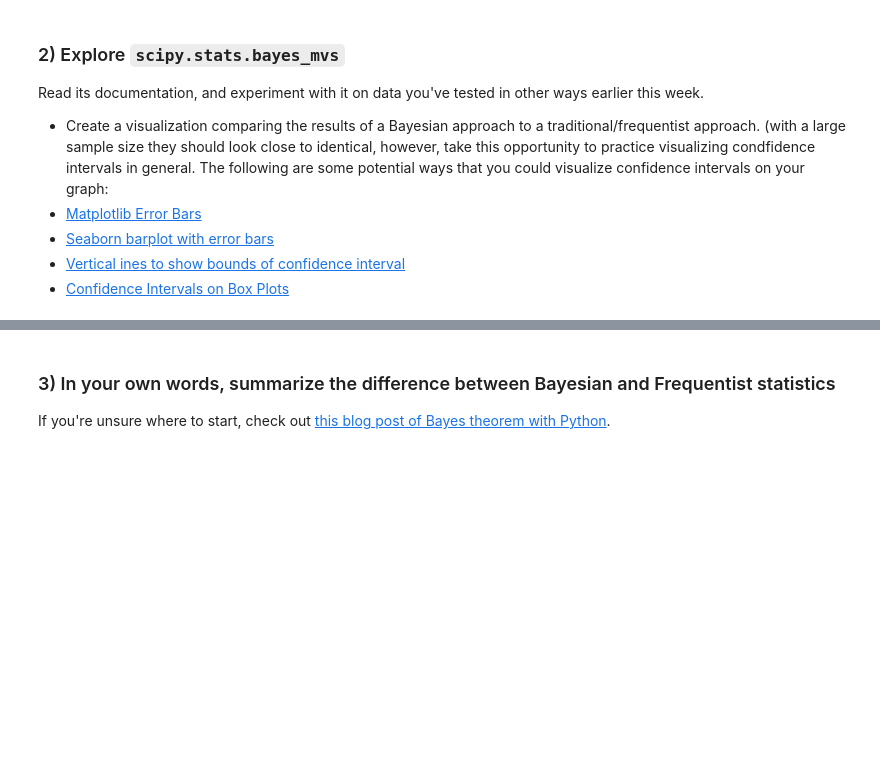
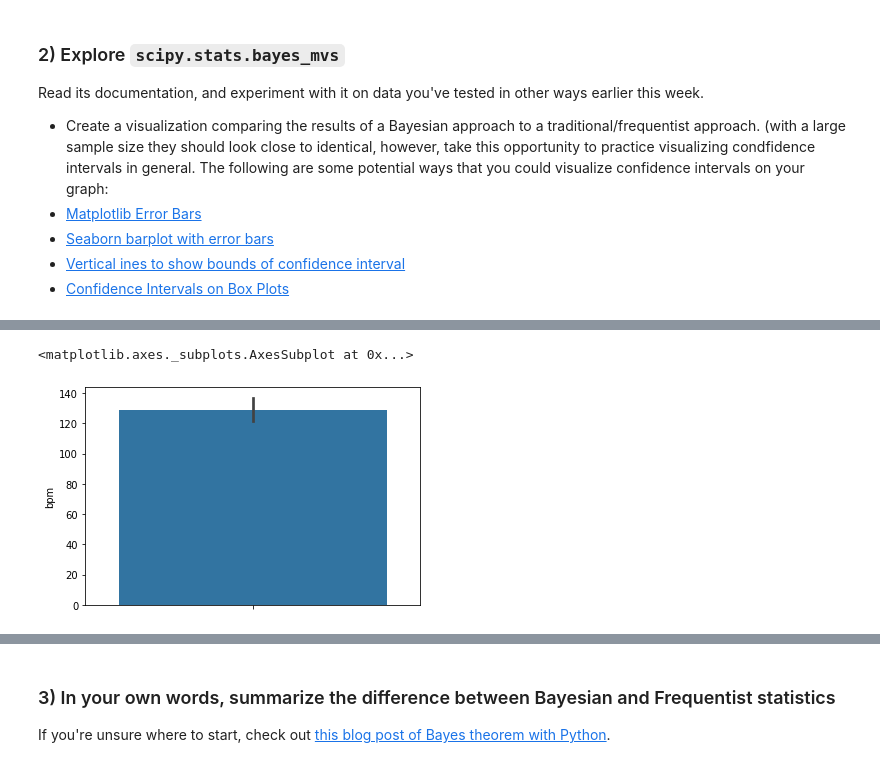
Before and after one commit to AaronReichert/DS-Unit-1-Sprint-2-Statistics, a Jupyter notebook: module3/LS_DS_123_Introduction_to_Bayesian_Inference_Assignment.ipynb, the cells around one changed output, grey strips where cells are left out. Saved outputs shown, nothing was run; the diff lists cells and outputs as text; code cells hidden in the pictures; blank space fills up the shorter version.

```diff
--- a/module3/LS_DS_123_Introduction_to_Bayesian_Inference_Assignment.ipynb
+++ b/module3/LS_DS_123_Introduction_to_Bayesian_Inference_Assignment.ipynb
@@ -97,0 +137,5 @@ import seaborn as sns
+# %%
+sns.barplot(songs['bpm'],orient='v')
+# %% [output]
+<matplotlib.axes._subplots.AxesSubplot at 0x...>
+[figure, added]
```
Also changed, not shown: parts of 13 cells of this notebook.
